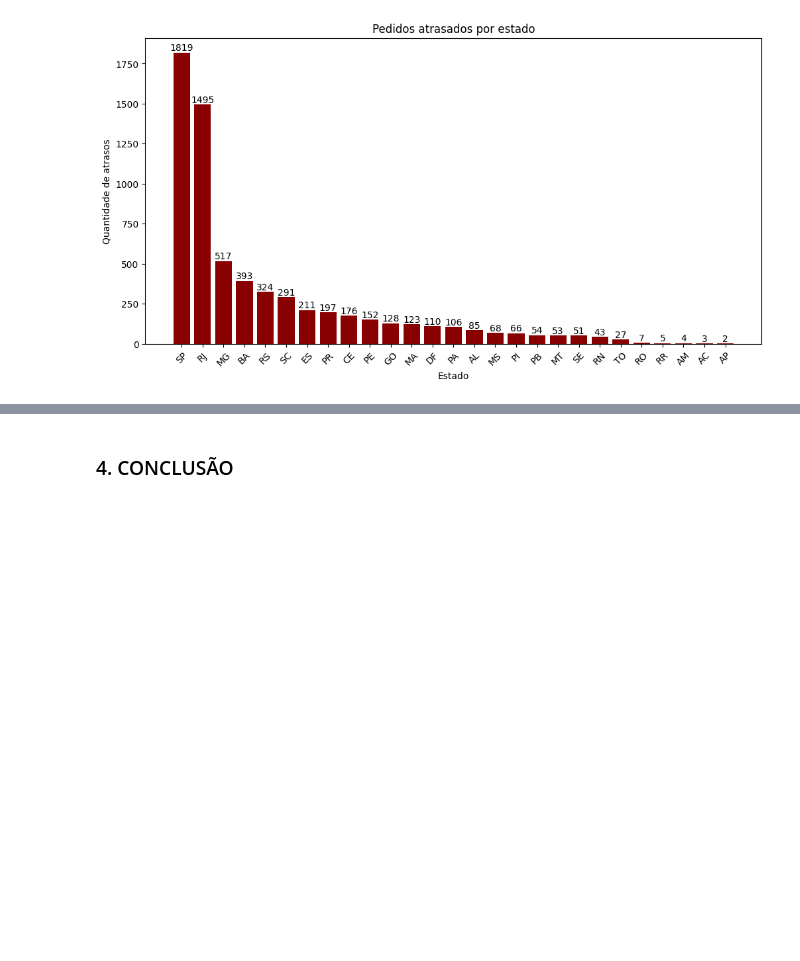
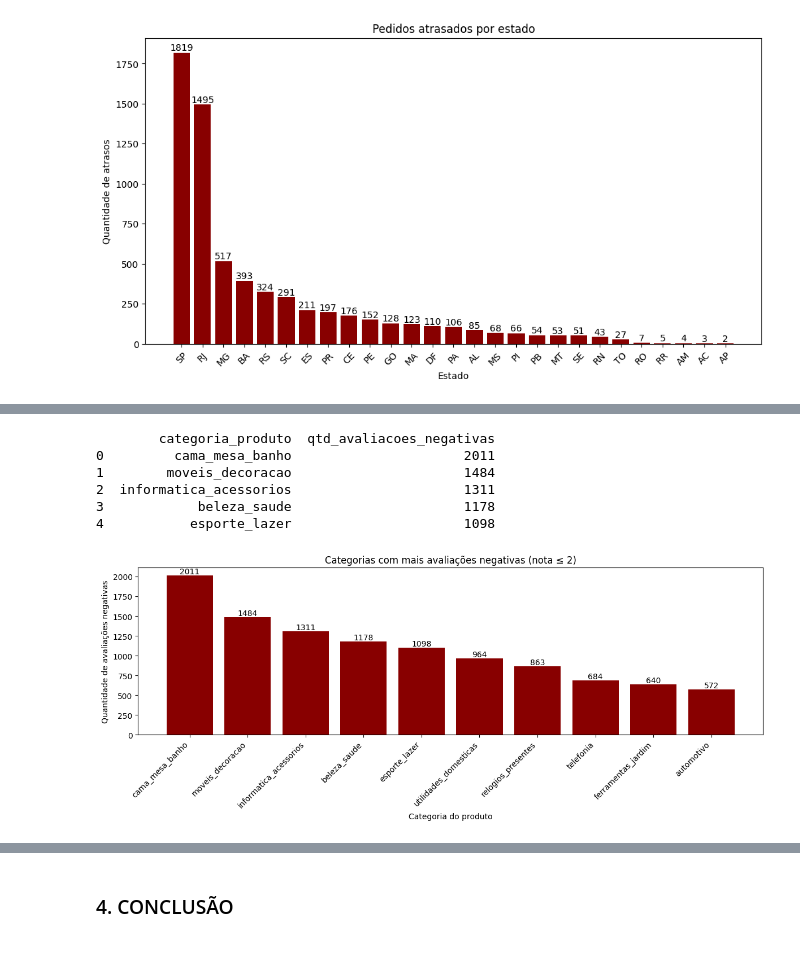
Before and after one commit to oR1an/EDA_Brazilian_E-Commerce, a Jupyter notebook: mack_01.ipynb, the cells around one changed output, grey strips where cells are left out. Drawn from its saved outputs; the diff is of its cells as text; code cells hidden in the pictures; blank space fills up the shorter version.

```diff
--- a/mack_01.ipynb
+++ b/mack_01.ipynb
@@ -452,0 +542,44 @@ plt.show()
+# %%
+# Quais categorias de produtos concentram a maioria das avaliações negativas?
+
+# Juntar pedidos, avaliações e produtos corretamente
+order_items = pd.read_csv(r"datasets\olist_order_items_dataset.csv")
+product_with_id = product.copy()  # dataset original com o product_id
+
+df_cat = pd.merge(orders_entregue, reviews_edit, on="order_id", how="inner")
+df_cat = pd.merge(df_cat, order_items[["order_id", "product_id"]], on="order_id", how="left")
+df_cat = pd.merge(df_cat, product_with_id[["product_id", "product_category_name"]], on="product_id", how="left")
+
+# Criando coluna para identificar avaliações negativas (nota ≤ 2)
+df_cat["avaliacao_negativa"] = np.where(df_cat["nota_avaliacao"] <= 2, "Sim", "Não")
+
+# Contando avaliações negativas por categoria
+cat_negativa = (
+    df_cat[df_cat["avaliacao_negativa"] == "Sim"]["product_category_name"]
+    .value_counts()
+    .reset_index()
+)
+cat_negativa.columns = ["categoria_produto", "qtd_avaliacoes_negativas"]
+
+print(cat_negativa.head())
+
+# Gráfico com as 10 categorias com mais avaliações negativas
+plt.figure(figsize=(12,5))
+barras = plt.bar(cat_negativa["categoria_produto"][:10],
+                 cat_negativa["qtd_avaliacoes_negativas"][:10],
+                 color="#880000")
+plt.title("Categorias com mais avaliações negativas (nota ≤ 2)")
+plt.ylabel("Quantidade de avaliações negativas")
+plt.xlabel("Categoria do produto")
+plt.xticks(rotation=45, ha="right")
+plt.bar_label(barras)
+plt.tight_layout()
+plt.show()
+# %% [output]
+        categoria_produto  qtd_avaliacoes_negativas
+0         cama_mesa_banho                      2011
+1        moveis_decoracao                      1484
+2  informatica_acessorios                      1311
+3            beleza_saude                      1178
+4           esporte_lazer                      1098
+[figure, added]
```
Also changed, not shown: parts of 7 cells of this notebook.
